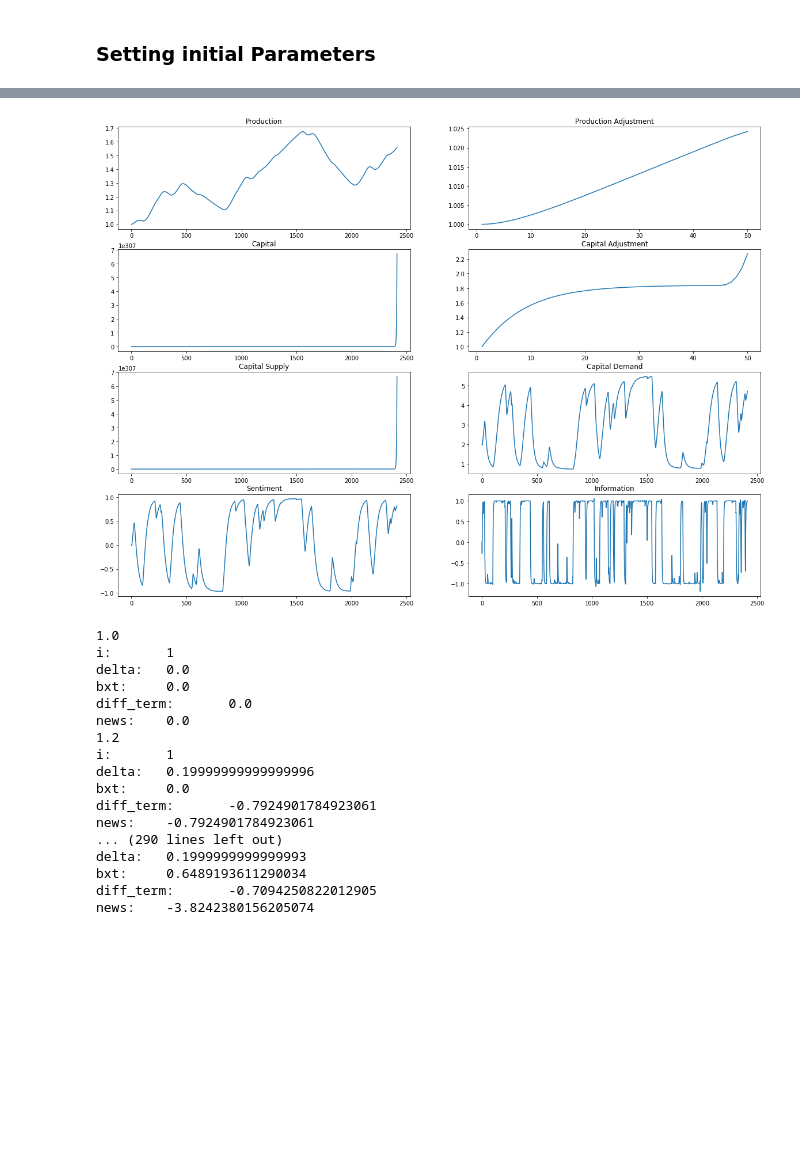
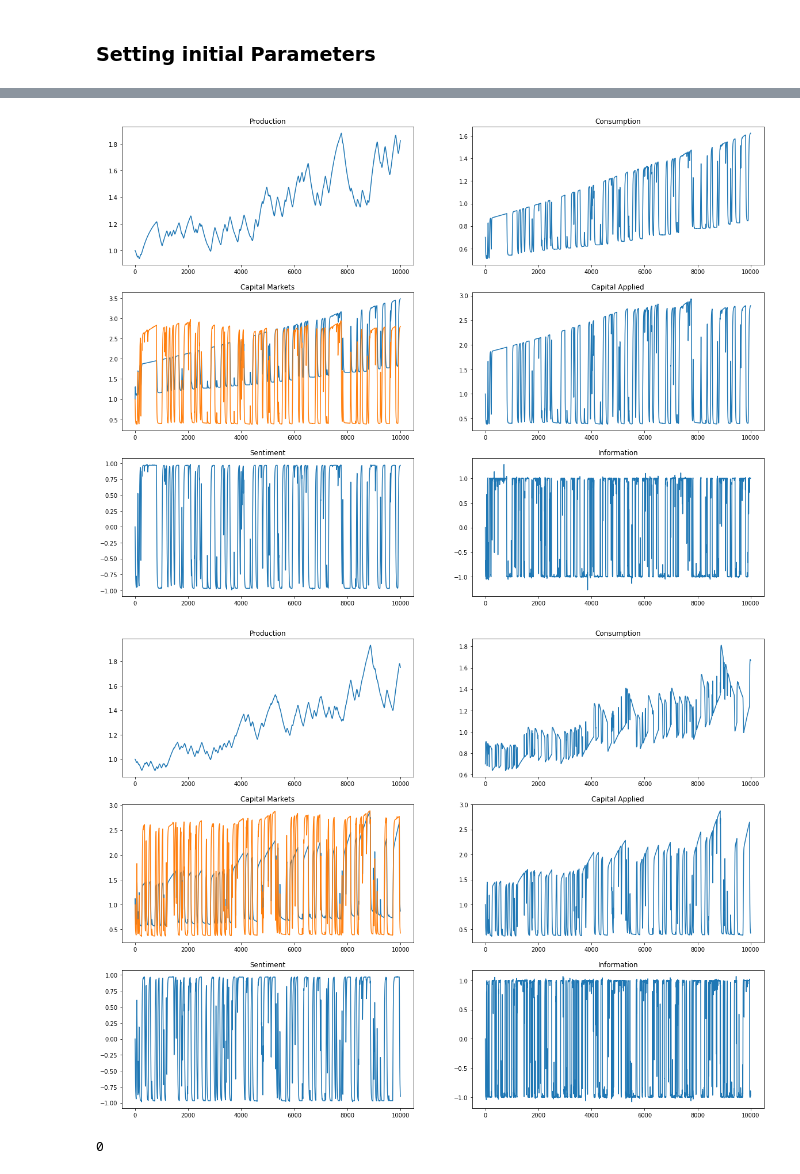
Before and after one commit to KarlNaumann/InteractionEconomics, a Jupyter notebook: solow/results.ipynb, the cells around one changed output, grey strips where cells are left out. Cells and saved outputs as stored; diff of their text form; code cells hidden in the pictures; blank space fills up the shorter version.

Commit message:
Solow model implementation in draft terms and with consuming excess capital

```diff
--- a/solow/results.ipynb
+++ b/solow/results.ipynb
@@ -81,51 +61,4 @@ sm.ou_process.history
-# %%
-adj_period = 50
-
-fig,ax_lst = plt.subplots(4,2)
-fig.set_size_inches(20,15)
-#Production and Tech
-ax_lst[0,0].plot(path.t,path.y[0,:])
-ax_lst[0,0].set_title('Production')
-ax_lst[0,1].plot(path.t[:adj_period],path.y[0,:adj_period])
-ax_lst[0,1].set_title('Production Adjustment')
-# Capital
-ax_lst[1,0].plot(path.t,path.y[1,:])
-ax_lst[1,0].set_title('Capital')
-ax_lst[1,1].plot(path.t[:adj_period],path.y[1,:adj_period])
-ax_lst[1,1].set_title('Capital Adjustment')
-# Capital Market
-ax_lst[2,0].plot(path.t,path.y[1,:])
-ax_lst[2,0].set_title('Capital Supply')
-ax_lst[2,1].plot(path.t,path.y[2,:])
-ax_lst[2,1].set_title('Capital Demand')
-# Capital Demand
-ax_lst[3,0].plot(path.t,path.y[3,:])
-ax_lst[3,0].set_title('Sentiment')
-ax_lst[3,1].plot(path.t,path.y[4,:])
-ax_lst[3,1].set_title('Information')
-plt.show()
-# %% [output]
-[figure, removed]
-# %%
-test = OrnsteinUhlenbeck(**ou_kwargs)
-for t in np.linspace(1,11,51):
-    print(t)
-    n = test.euler_maruyama(t)
-# %% [output]
-1.0
-i:       1
-delta:   0.0
-bxt:     0.0
-diff_term:       0.0
-news:    0.0
-1.2
-i:       1
-delta:   0.19999999999999996
-bxt:     0.0
-diff_term:       -0.7924901784923061
-news:    -0.7924901784923061
-... (290 lines left out)
-delta:   0.1999999999999993
-bxt:     0.6489193611290034
-diff_term:       -0.7094250822012905
-news:    -3.8242380156205074
+# %%
+sm.visualise()
+# %% [output]
+[figure, added]
@@ -131,0 +76,4 @@ news:    -3.8242380156205074
+# %%
+sm_e.visualise()
+# %% [output]
+[figure, added]
@@ -131,0 +83,4 @@ news:    -3.8242380156205074
+# %%
+np.sum(y - c < 0)
+# %% [output]
+0
```
Also changed, not shown: parts of 6 cells of this notebook, 1 other file.
